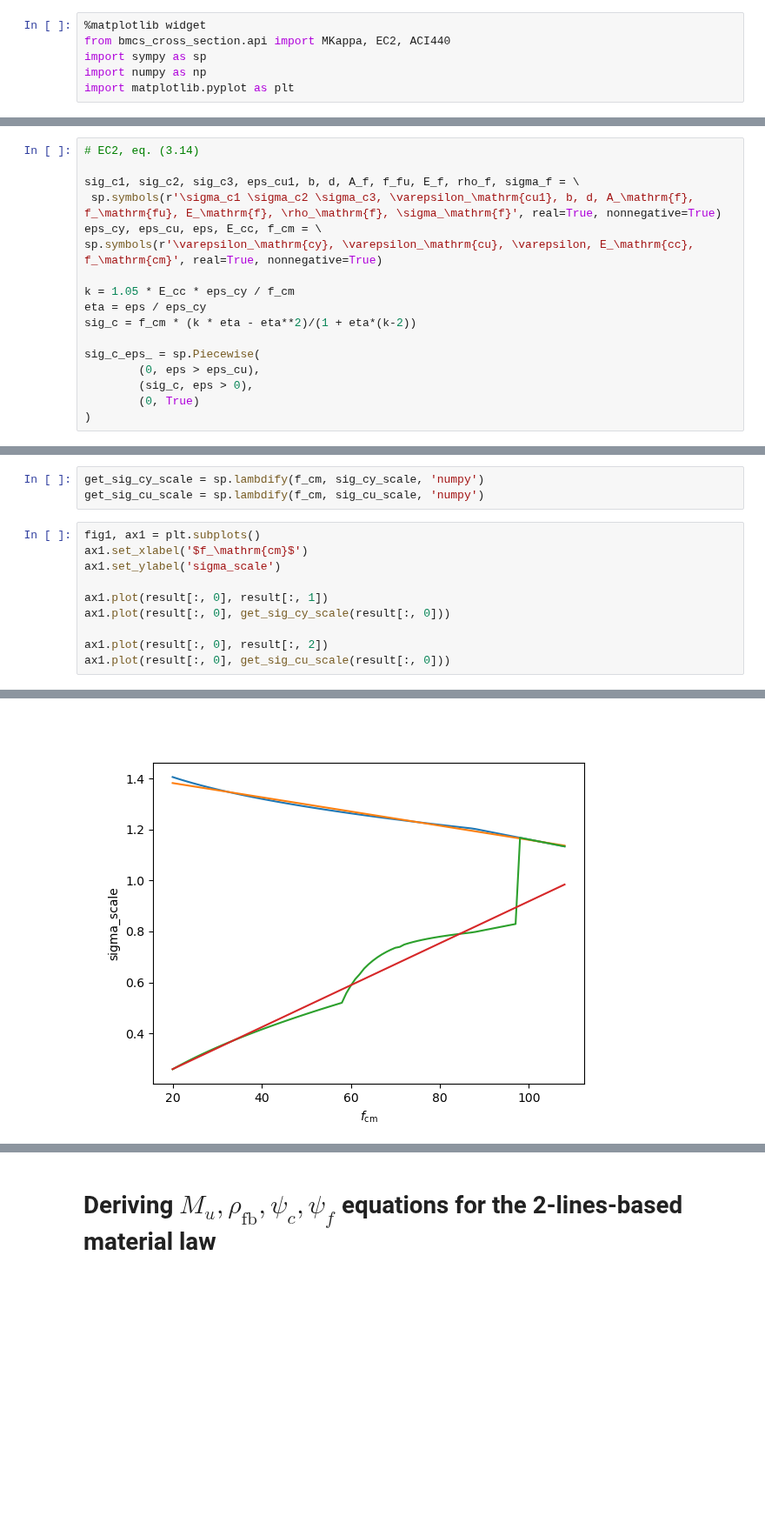
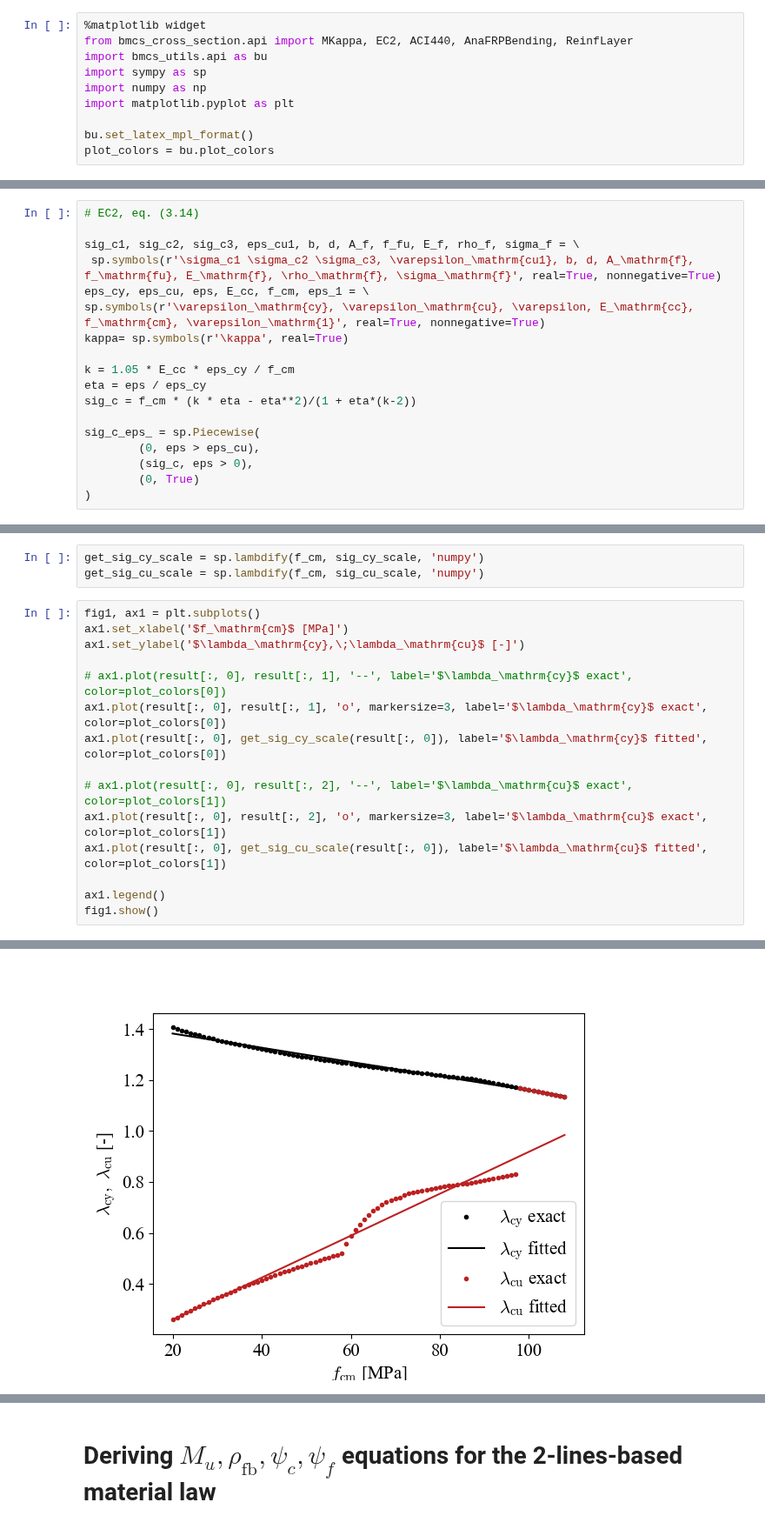
Before and after one commit to rosoba/bmcs_cross_section, a Jupyter notebook: notebooks/mkappa/deriving_rho_fb_and_M_n_with_2_lines_approx.ipynb, the cells around one changed output, grey strips where cells are left out. Shown at 87% size. Saved outputs shown, nothing was run; the diff lists cells and outputs as text; blank space fills up the shorter version.

```diff
--- a/notebooks/mkappa/deriving_rho_fb_and_M_n_with_2_lines_approx.ipynb
+++ b/notebooks/mkappa/deriving_rho_fb_and_M_n_with_2_lines_approx.ipynb
@@ -1,9 +1,13 @@
 # %%
 %matplotlib widget
-from bmcs_cross_section.api import MKappa, EC2, ACI440
+from bmcs_cross_section.api import MKappa, EC2, ACI440, AnaFRPBending, ReinfLayer
+import bmcs_utils.api as bu
 import sympy as sp
 import numpy as np
 import matplotlib.pyplot as plt
+
+bu.set_latex_mpl_format()
+plot_colors = bu.plot_colors
 # %% [markdown]
 # Deriving the two-lines equations
 
@@ -13,8 +17,9 @@ Using a linear regression on data based on the parabolic EC2 stress-strain law o
 
 sig_c1, sig_c2, sig_c3, eps_cu1, b, d, A_f, f_fu, E_f, rho_f, sigma_f = \
  sp.symbols(r'\sigma_c1 \sigma_c2 \sigma_c3, \varepsilon_\mathrm{cu1}, b, d, A_\mathrm{f}, f_\mathrm{fu}, E_\mathrm{f}, \rho_\mathrm{f}, \sigma_\mathrm{f}', real=True, nonnegative=True)
-eps_cy, eps_cu, eps, E_cc, f_cm = \
-sp.symbols(r'\varepsilon_\mathrm{cy}, \varepsilon_\mathrm{cu}, \varepsilon, E_\mathrm{cc}, f_\mathrm{cm}', real=True, nonnegative=True)
+eps_cy, eps_cu, eps, E_cc, f_cm, eps_1 = \
+sp.symbols(r'\varepsilon_\mathrm{cy}, \varepsilon_\mathrm{cu}, \varepsilon, E_\mathrm{cc}, f_\mathrm{cm}, \varepsilon_\mathrm{1}', real=True, nonnegative=True)
+kappa= sp.symbols(r'\kappa', real=True)
 
 k = 1.05 * E_cc * eps_cy / f_cm
 eta = eps / eps_cy
@@ -144,12 +155,17 @@ get_sig_cy_scale = sp.lambdify(f_cm, sig_cy_scale, 'numpy')
 get_sig_cu_scale = sp.lambdify(f_cm, sig_cu_scale, 'numpy')
 # %%
 fig1, ax1 = plt.subplots()
-ax1.set_xlabel('$f_\mathrm{cm}$')
-ax1.set_ylabel('sigma_scale')
+ax1.set_xlabel('$f_\mathrm{cm}$ [MPa]')
+ax1.set_ylabel('$\lambda_\mathrm{cy},\;\lambda_\mathrm{cu}$ [-]')
 
-ax1.plot(result[:, 0], result[:, 1])
-ax1.plot(result[:, 0], get_sig_cy_scale(result[:, 0]))
+# ax1.plot(result[:, 0], result[:, 1], '--', label='$\lambda_\mathrm{cy}$ exact', color=plot_colors[0])
+ax1.plot(result[:, 0], result[:, 1], 'o', markersize=3, label='$\lambda_\mathrm{cy}$ exact', color=plot_colors[0])
+ax1.plot(result[:, 0], get_sig_cy_scale(result[:, 0]), label='$\lambda_\mathrm{cy}$ fitted', color=plot_colors[0])
 
-ax1.plot(result[:, 0], result[:, 2])
-ax1.plot(result[:, 0], get_sig_cu_scale(result[:, 0]))
+# ax1.plot(result[:, 0], result[:, 2], '--', label='$\lambda_\mathrm{cu}$ exact', color=plot_colors[1])
+ax1.plot(result[:, 0], result[:, 2], 'o', markersize=3, label='$\lambda_\mathrm{cu}$ exact', color=plot_colors[1])
+ax1.plot(result[:, 0], get_sig_cu_scale(result[:, 0]), label='$\lambda_\mathrm{cu}$ fitted', color=plot_colors[1])
+
+ax1.legend()
+fig1.show()
 # %% [output]
@@ -157 +172 @@ ax1.plot(result[:, 0], get_sig_cu_scale(result[:, 0]))
-[figure, old version]
+[figure, new version]
```
Also changed, not shown: parts of 47 cells of this notebook, 8 other files.
